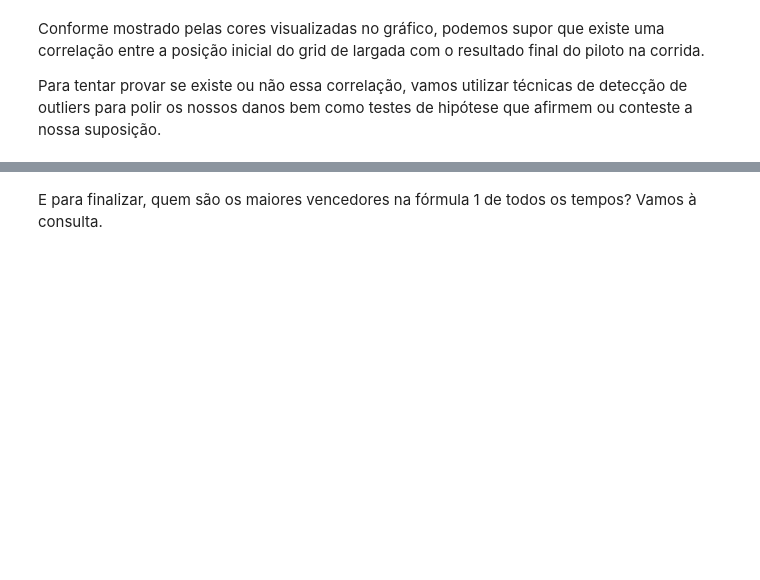
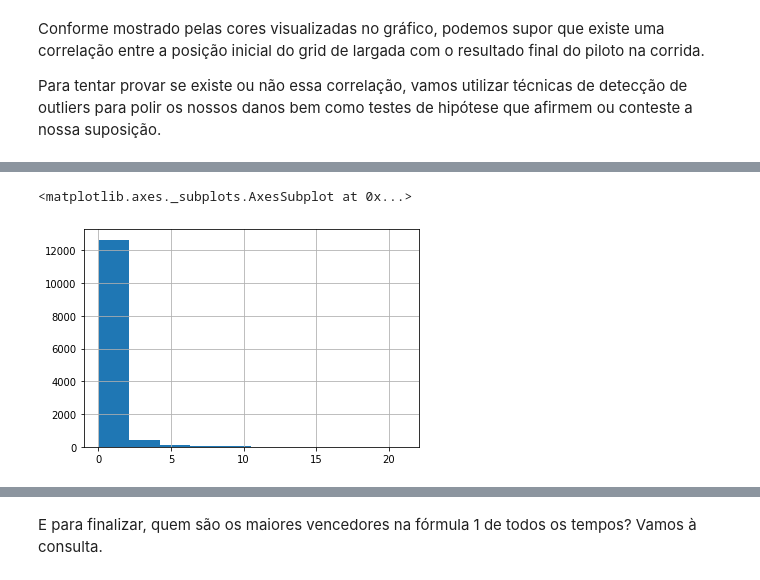
Before and after one commit to renatojmf/analiseDadosF1, a Jupyter notebook: dadosf1.ipynb, the cells around one changed output, grey strips where cells are left out. Drawn from its saved outputs; the diff is of its cells as text; code cells hidden in the pictures; blank space fills up the shorter version.

```diff
--- a/dadosf1.ipynb
+++ b/dadosf1.ipynb
@@ -740,0 +812,5 @@ Para tentar provar se existe ou não essa correlação, vamos utilizar técnicas
+# %%
+df_pos['pg'].hist()
+# %% [output]
+<matplotlib.axes._subplots.AxesSubplot at 0x...>
+[figure, added]
```
Also changed, not shown: parts of 27 cells of this notebook.
